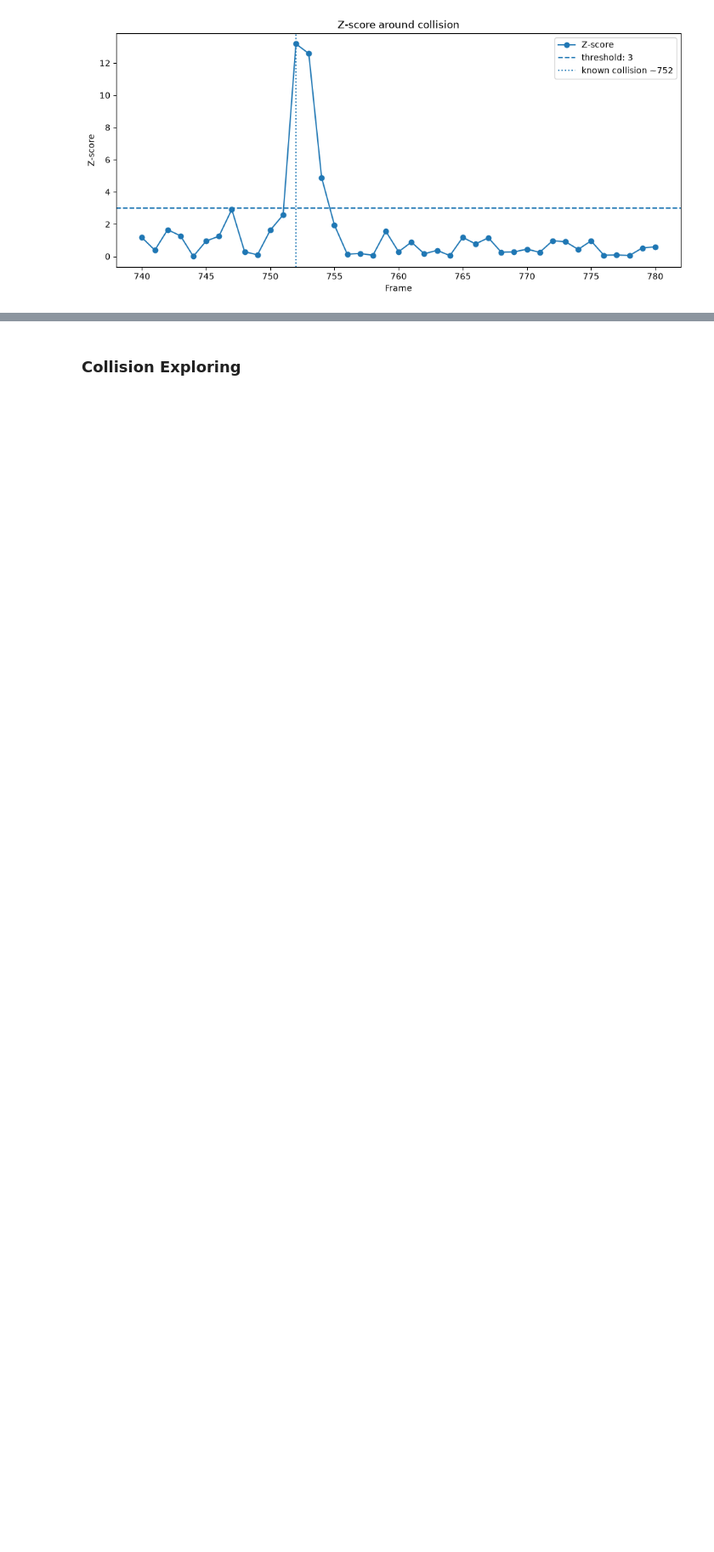
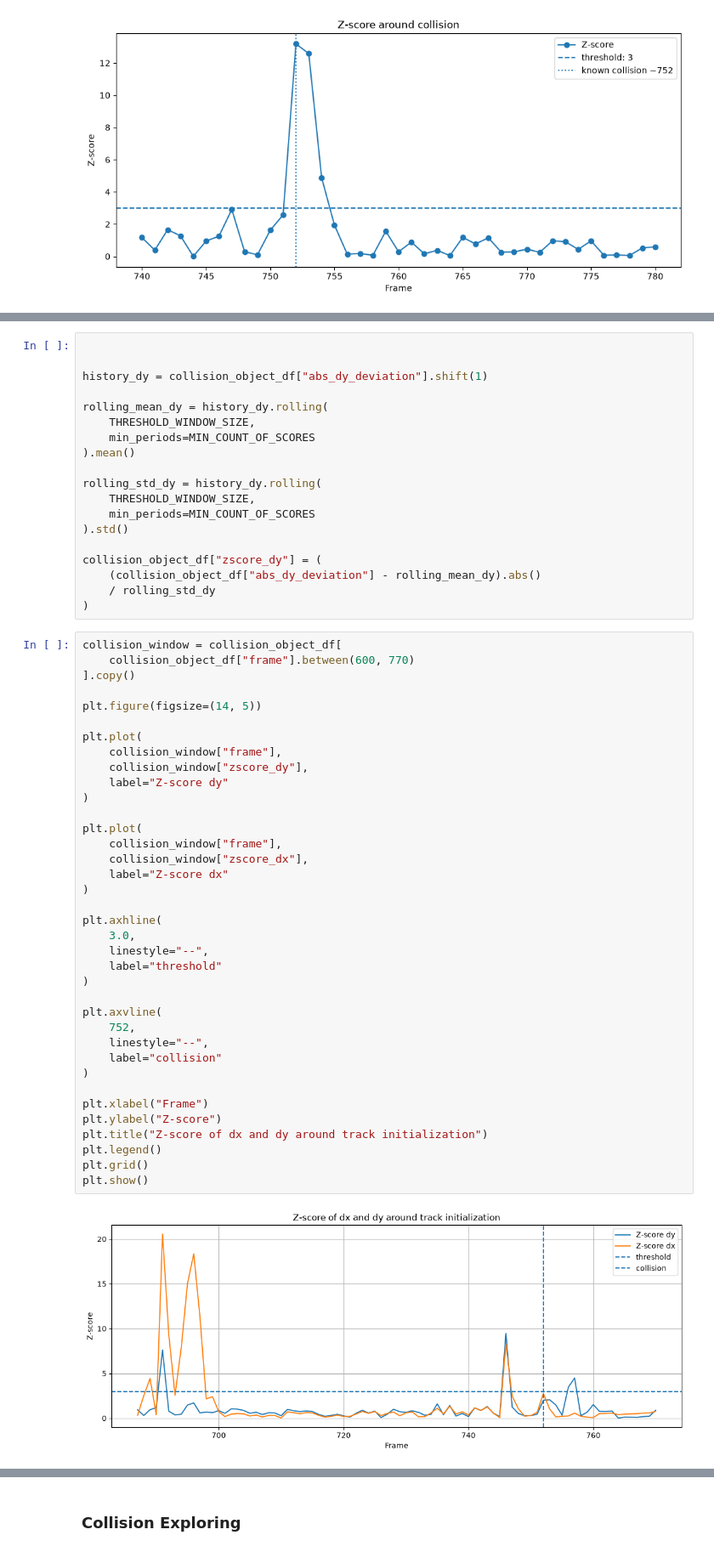
Before and after one commit to Egor-Pavshuk/car-collision-detection, a Jupyter notebook: notebooks/analysis.ipynb, the cells around one changed output, grey strips where cells are left out. Shown at 85% size. Cells and saved outputs as stored; diff of their text form; blank space fills up the shorter version.

Commit message:
Update analysis notebook: Add analysis of dx & dy Z-scores

```diff
--- a/notebooks/analysis.ipynb
+++ b/notebooks/analysis.ipynb
@@ -368,0 +424,58 @@ plt.show()
+# %%
+
+
+history_dy = collision_object_df["abs_dy_deviation"].shift(1)
+
+rolling_mean_dy = history_dy.rolling(
+    THRESHOLD_WINDOW_SIZE,
+    min_periods=MIN_COUNT_OF_SCORES
+).mean()
+
+rolling_std_dy = history_dy.rolling(
+    THRESHOLD_WINDOW_SIZE,
+    min_periods=MIN_COUNT_OF_SCORES
+).std()
+
+collision_object_df["zscore_dy"] = (
+    (collision_object_df["abs_dy_deviation"] - rolling_mean_dy).abs()
+    / rolling_std_dy
+)
+# %%
+collision_window = collision_object_df[
+    collision_object_df["frame"].between(600, 770)
+].copy()
+
+plt.figure(figsize=(14, 5))
+
+plt.plot(
+    collision_window["frame"],
+    collision_window["zscore_dy"],
+    label="Z-score dy"
+)
+
+plt.plot(
+    collision_window["frame"],
+    collision_window["zscore_dx"],
+    label="Z-score dx"
+)
+
+plt.axhline(
+    3.0,
+    linestyle="--",
+    label="threshold"
+)
+
+plt.axvline(
+    752,
+    linestyle="--",
+    label="collision"
+)
+
+plt.xlabel("Frame")
+plt.ylabel("Z-score")
+plt.title("Z-score of dx and dy around track initialization")
+plt.legend()
+plt.grid()
+plt.show()
+# %% [output]
+[figure, added]
```
Also changed, not shown: parts of 17 cells of this notebook.
